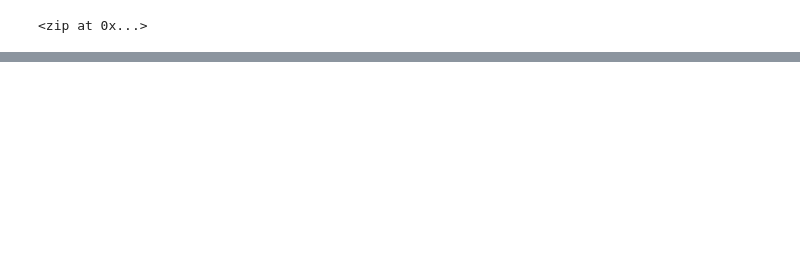
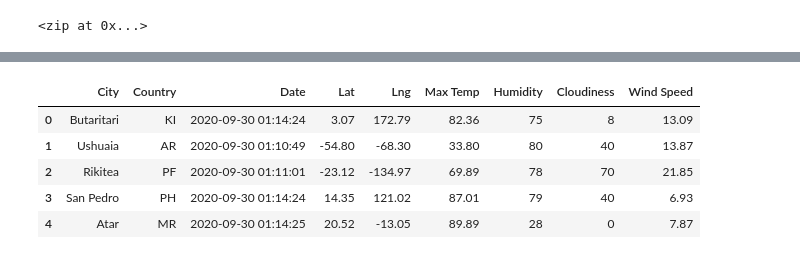
Before and after one commit to sholkojr/World_Weather_Analysis, a Jupyter notebook: WeatherPy.ipynb, the cells around one changed output, grey strips where cells are left out. Drawn from its saved outputs; the diff is of its cells as text; code cells hidden in the pictures; blank space fills up the shorter version.

```diff
--- a/WeatherPy.ipynb
+++ b/WeatherPy.ipynb
@@ -33,0 +148,11 @@ len(cities)
+# %%
+new_column_order = ["City", "Country", "Date", "Lat", "Lng", "Max Temp", "Humidity", "Cloudiness", "Wind Speed"]
+city_data_df = city_data_df[new_column_order]
+city_data_df.head()
+# %% [output]
+|  | City | Country | Date | Lat | Lng | Max Temp | Humidity | Cloudiness | Wind Speed |
+| 0 | Butaritari | KI | 2020-09-30 01:14:24 | 3.07 | 172.79 | 82.36 | 75 | 8 | 13.09 |
+| 1 | Ushuaia | AR | 2020-09-30 01:10:49 | -54.80 | -68.30 | 33.80 | 80 | 40 | 13.87 |
+| 2 | Rikitea | PF | 2020-09-30 01:11:01 | -23.12 | -134.97 | 69.89 | 78 | 70 | 21.85 |
+| 3 | San Pedro | PH | 2020-09-30 01:14:24 | 14.35 | 121.02 | 87.01 | 79 | 40 | 6.93 |
+| 4 | Atar | MR | 2020-09-30 01:14:25 | 20.52 | -13.05 | 89.89 | 28 | 0 | 7.87 |
```
Also changed, not shown: parts of 8 cells of this notebook.
